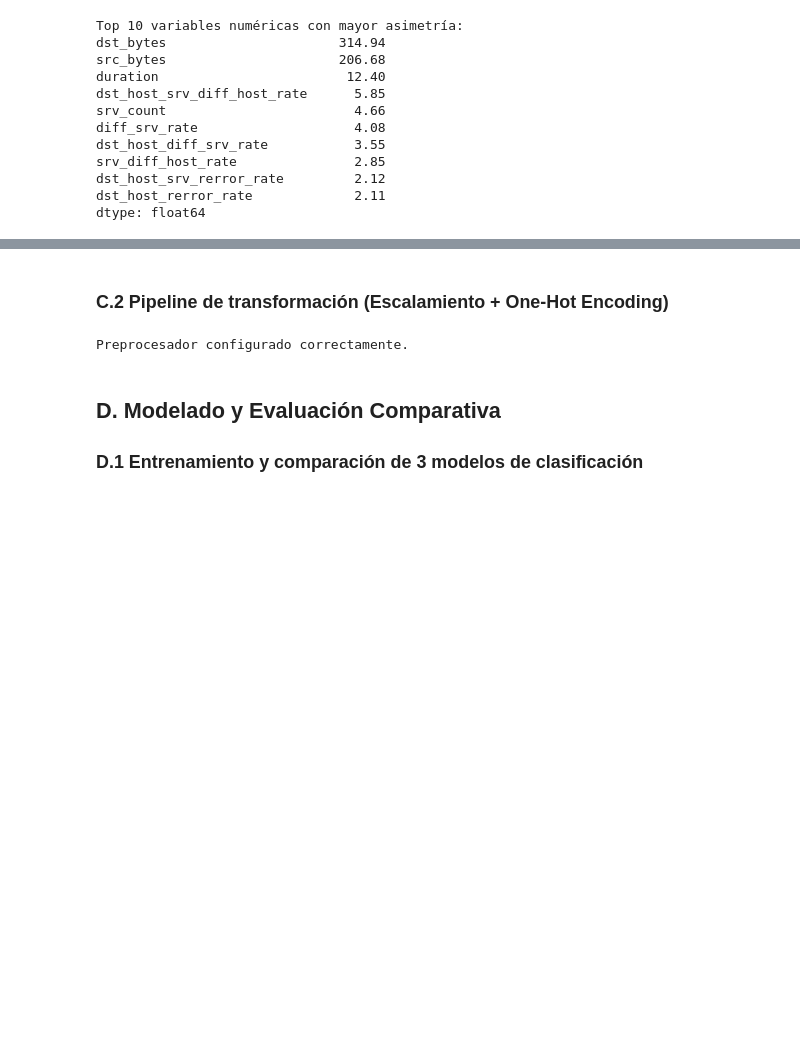
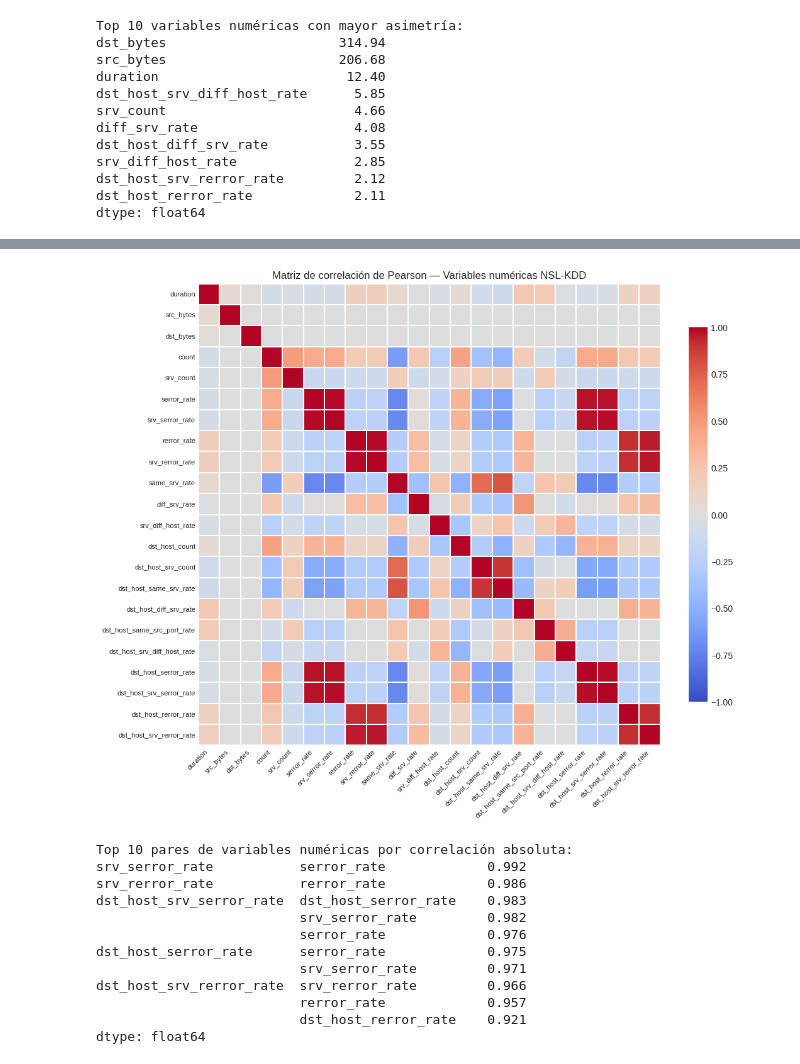
Before and after one commit to maykolARES/Paredeshuarcayajose, a Jupyter notebook: semana10-series-tiempo/actividad1-clima-univariante/actividad1_clima_rnn_lstm_gru.ipynb, the cells around one changed output, grey strips where cells are left out. Drawn from its saved outputs; the diff is of its cells as text; code cells hidden in the pictures; blank space fills up the shorter version.

```diff
--- a/semana10-series-tiempo/actividad1-clima-univariante/actividad1_clima_rnn_lstm_gru.ipynb
+++ b/semana10-series-tiempo/actividad1-clima-univariante/actividad1_clima_rnn_lstm_gru.ipynb
@@ -273,35 +271,39 @@ Train shape: (118310, 41) | Test shape: (29578, 41)
-# %% [markdown]
-### C.2 Pipeline de transformación (Escalamiento + One-Hot Encoding)
-# %%
-from sklearn.compose import ColumnTransformer
-from sklearn.pipeline import Pipeline
-from sklearn.preprocessing import StandardScaler, OneHotEncoder
-from sklearn.impute import SimpleImputer
-
-cols_cat = [c for c in categoricas if c in X_train.columns]
-cols_num = [c for c in X_train.columns if c not in cols_cat]
-
-num_transformer = Pipeline(steps=[
-    ("imputer", SimpleImputer(strategy="median")),
-    ("scaler", StandardScaler())
-])
-
-cat_transformer = Pipeline(steps=[
-    ("imputer", SimpleImputer(strategy="most_frequent")),
-    ("onehot", OneHotEncoder(handle_unknown="ignore", sparse_output=False))
-])
-
-preprocesador = ColumnTransformer(
-    transformers=[
-        ("num", num_transformer, cols_num),
-        ("cat", cat_transformer, cols_cat)
-    ]
-)
-
-print("Preprocesador configurado correctamente.")
-# %% [output]
-Preprocesador configurado correctamente.
-# %% [markdown]
-## D. Modelado y Evaluación Comparativa
-
-### D.1 Entrenamiento y comparación de 3 modelos de clasificación
+# %%
+corr_matrix = df[numericas].corr()
+fig, ax = plt.subplots(figsize=(11, 9))
+sns.heatmap(
+    corr_matrix,
+    cmap="coolwarm",
+    center=0,
+    vmin=-1,
+    vmax=1,
+    square=True,
+    linewidths=0.3,
+    cbar_kws={"shrink": 0.8},
+    ax=ax
+)
+ax.set_title("Matriz de correlación de Pearson — Variables numéricas NSL-KDD")
+plt.xticks(rotation=45, ha="right", fontsize=8)
+plt.yticks(fontsize=8)
+plt.tight_layout()
+plt.show()
+
+# Pares con mayor correlación absoluta (excluyendo diagonal)
+corr_unstacked = corr_matrix.where(np.triu(np.ones(corr_matrix.shape), k=1).astype(bool)).unstack().dropna()
+top_corr = corr_unstacked.reindex(corr_unstacked.abs().sort_values(ascending=False).index).head(10)
+print("Top 10 pares de variables numéricas por correlación absoluta:")
+print(top_corr.round(3))
+# %% [output]
+[figure, added]
+Top 10 pares de variables numéricas por correlación absoluta:
+srv_serror_rate           serror_rate             0.992
+srv_rerror_rate           rerror_rate             0.986
+dst_host_srv_serror_rate  dst_host_serror_rate    0.983
+                          srv_serror_rate         0.982
+                          serror_rate             0.976
+dst_host_serror_rate      serror_rate             0.975
+                          srv_serror_rate         0.971
+dst_host_srv_rerror_rate  srv_rerror_rate         0.966
+                          rerror_rate             0.957
+                          dst_host_rerror_rate    0.921
+dtype: float64
```
Also changed, not shown: parts of 37 cells of this notebook.
